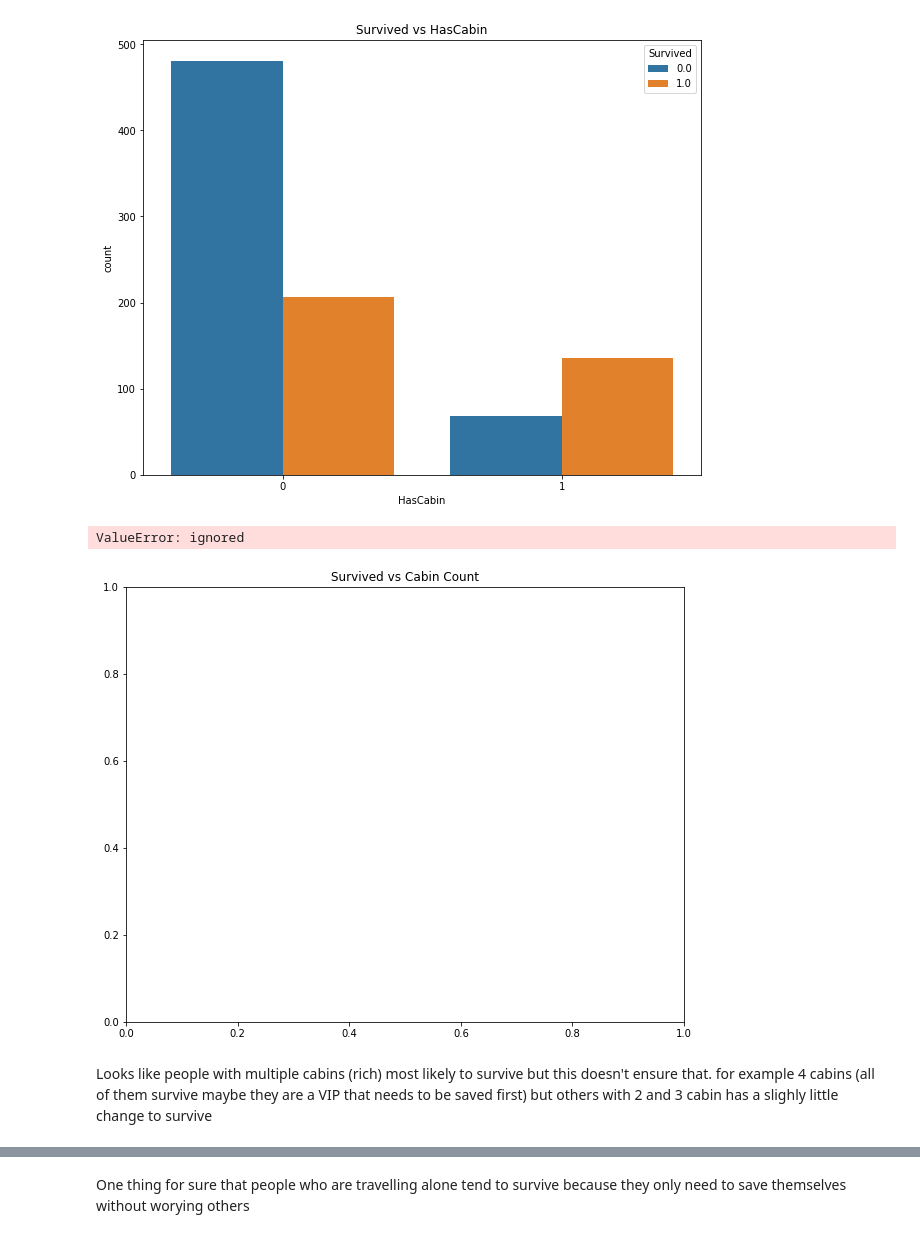
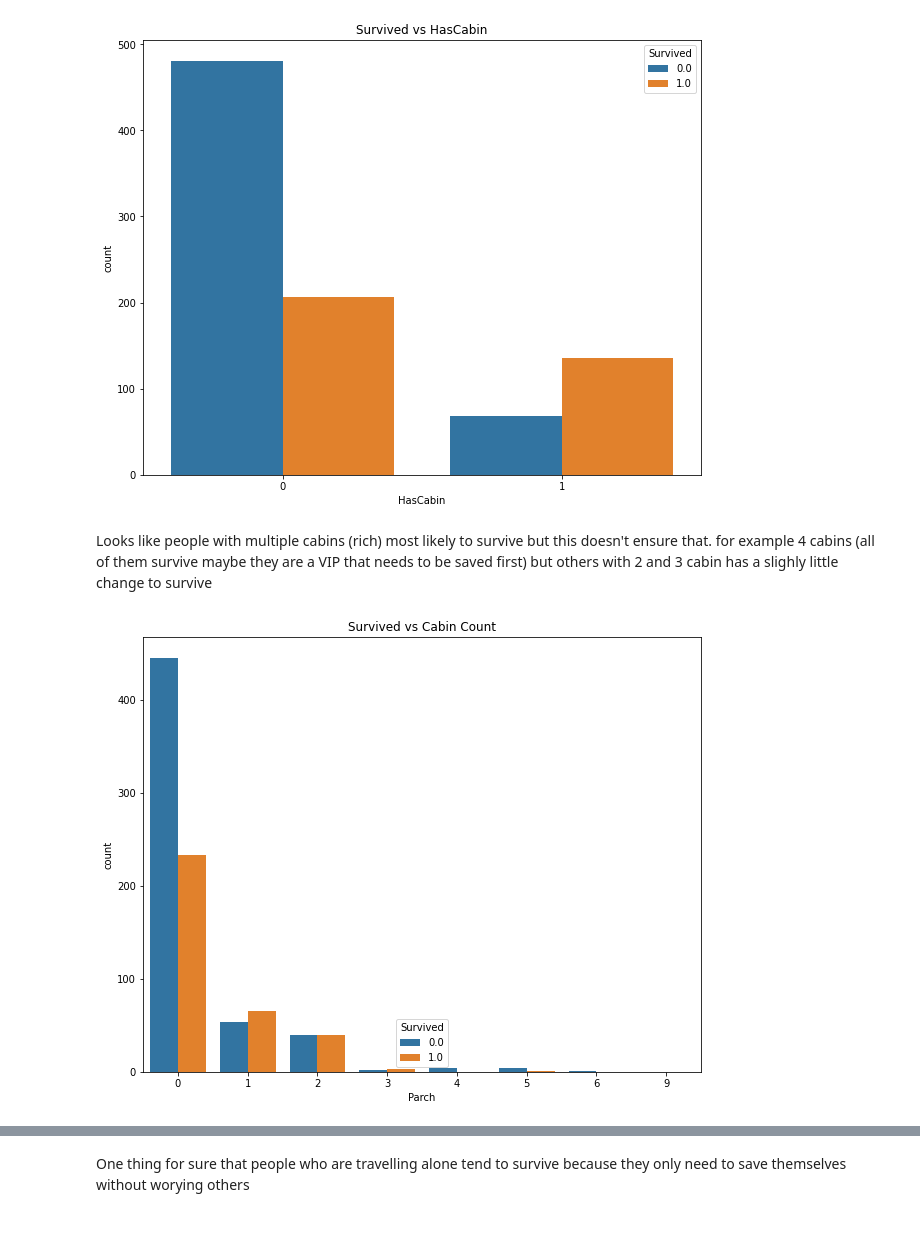
Before and after one commit to marcellinus-witarsah/dataScienceMiniProjects, a Jupyter notebook: TitanicSurvivalModel/Titanic Third.ipynb, the cells around one changed output, grey strips where cells are left out. Drawn from its saved outputs; the diff is of its cells as text; code cells hidden in the pictures.

```diff
--- a/TitanicSurvivalModel/Titanic Third.ipynb
+++ b/TitanicSurvivalModel/Titanic Third.ipynb
@@ -914,22 +931,21 @@ sns.countplot(x='HasCabin', data=titanic_train, hue='Survived')
 <matplotlib.axes._subplots.AxesSubplot at 0x...>
 [figure]
 # %%
-plt.figure(figsize=[10,8])
-plt.title('Survived vs Cabin Count')
-sns.countplot(x='Cabin Count', data=titanic_train, hue='Survived')
-plt.show()
-display(pd.pivot_table(titanic_train, index='Cabin Count', columns='Survived', values='Fare', aggfunc='count'))
-display(pd.pivot_table(titanic_train, index='Cabin Count', columns='Survived', values='Fare', aggfunc='mean'))
+# plt.figure(figsize=[10,8])
+# plt.title('Survived vs Cabin Count')
+# sns.countplot(x='CabinCount', data=titanic_all, hue='Survived')
+# plt.show()
+# display(pd.pivot_table(titanic_train, index='Cabin Count', columns='Survived', values='Fare', aggfunc='count'))
+# display(pd.pivot_table(titanic_train, index='Cabin Count', columns='Survived', values='Fare', aggfunc='mean'))
-# %% [output]
-ValueError: ignored
-[figure, removed]
 # %% [markdown]
 Looks like people with multiple cabins (rich) most likely to survive but this doesn't ensure that. for example 4 cabins (all of them survive maybe they are a VIP that needs to be saved first) but others with 2 and 3 cabin has a slighly little change to survive
 # %%
 plt.figure(figsize=[10,8])
 plt.title('Survived vs Cabin Count')
-sns.countplot(x='Parch', data=titanic_train, hue='Survived')
+sns.countplot(x='Parch', data=titanic_all, hue='Survived')
 plt.show()
+# %% [output]
+[figure, added]
 # %%
 plt.figure(figsize=[10,8])
 plt.title('Survived vs Cabin Count')
```
Also changed, not shown: parts of 34 cells of this notebook.
